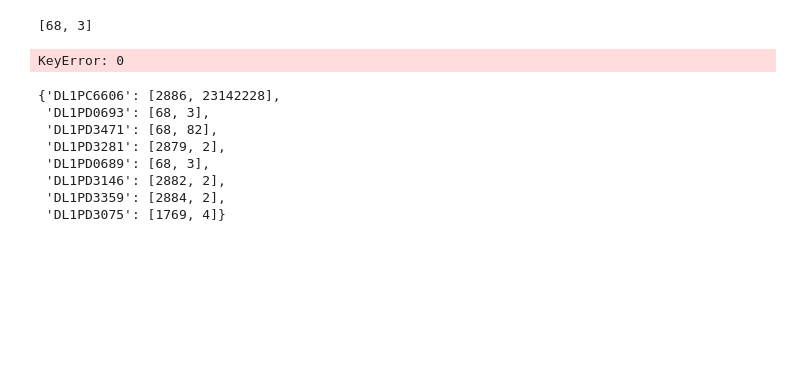
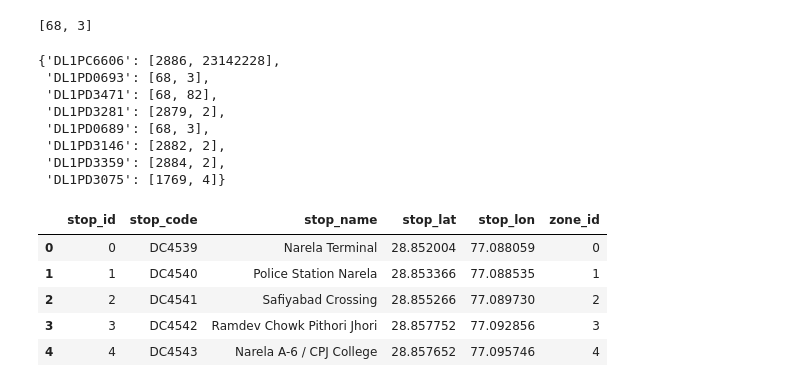
Before and after one commit to ShubhamMT20324/DPM_Project, a Jupyter notebook: E&A.ipynb, the cells around one changed output. Cells and saved outputs as stored; diff of their text form; code cells hidden in the pictures; blank space fills up the shorter version.

```diff
--- a/E&A.ipynb
+++ b/E&A.ipynb
@@ -253,10 +237,6 @@ l1
 l1[0][-3:-1]
 # %% [output]
 [68, 3]
-# %%
-list(df1[['upcoming_stop_id','eta']].loc[0])
-# %% [output]
-KeyError: 0
 # %%
 def extractdata(route_name):
     data_dict=dict()
@@ -282,3 +262,14 @@ dd
  'DL1PD3146': [2882, 2],
  'DL1PD3359': [2884, 2],
  'DL1PD3075': [1769, 4]}
+# %%
+stopsdf=pd.read_csv("GTFS/stops.txt")
+# %%
+stopsdf.head()
+# %% [output]
+|  | stop_id | stop_code | stop_name | stop_lat | stop_lon | zone_id |
+| 0 | 0 | DC4539 | Narela Terminal | 28.852004 | 77.088059 | 0 |
+| 1 | 1 | DC4540 | Police Station Narela | 28.853366 | 77.088535 | 1 |
+| 2 | 2 | DC4541 | Safiyabad Crossing | 28.855266 | 77.089730 | 2 |
+| 3 | 3 | DC4542 | Ramdev Chowk Pithori Jhori | 28.857752 | 77.092856 | 3 |
+| 4 | 4 | DC4543 | Narela A-6 / CPJ College | 28.857652 | 77.095746 | 4 |
```
Also changed, not shown: parts of 37 cells of this notebook, 2 other files.
